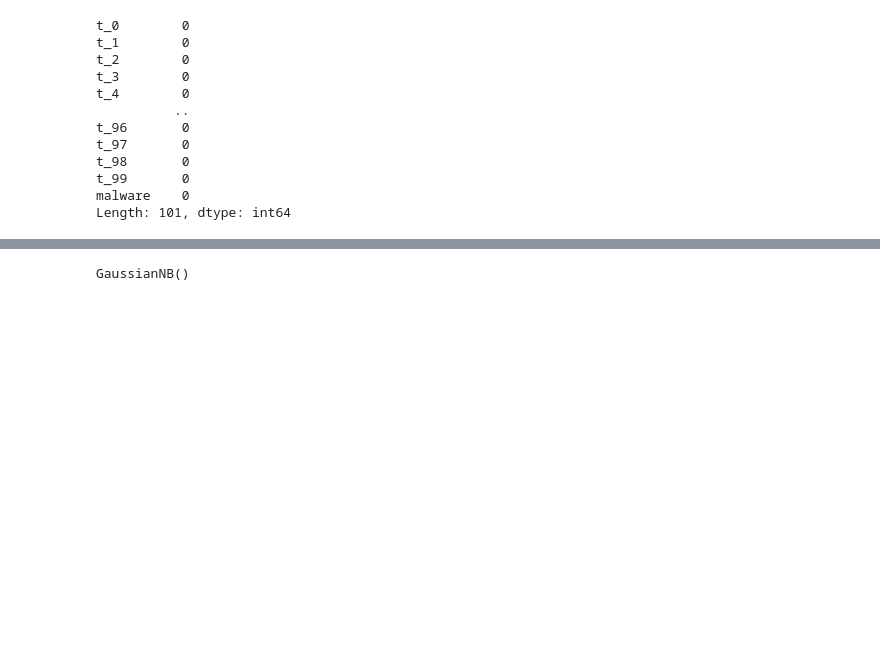
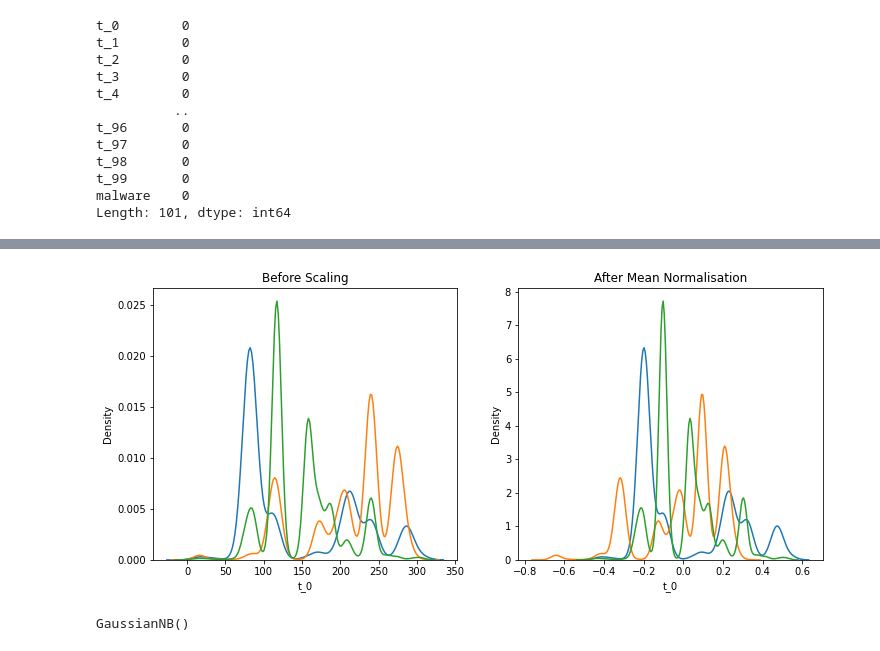
Before and after one commit to Hector858/ProyectoIAU2, a Jupyter notebook: [NRC_6278]_JordanEspinosa_HectorCedeño_ProyectoUnidad2.ipynb, the cells around one changed output, grey strips where cells are left out. Cells and saved outputs as stored; diff of their text form; code cells hidden in the pictures; blank space fills up the shorter version.

```diff
--- a/[NRC_6278]_JordanEspinosa_HectorCedeño_ProyectoUnidad2.ipynb
+++ b/[NRC_6278]_JordanEspinosa_HectorCedeño_ProyectoUnidad2.ipynb
@@ -115,0 +105,3 @@ X_train, X_test, y_train, y_test = train_test_split(X, y, test_size=0.3, random_
+# %%
+means = X_train.mean(axis=0)
+means
@@ -115,0 +121,3 @@ X_train, X_test, y_train, y_test = train_test_split(X, y, test_size=0.3, random_
+# %%
+ranges = X_train.max(axis=0)-X_train.min(axis=0)
+ranges
@@ -115,0 +137,3 @@ X_train, X_test, y_train, y_test = train_test_split(X, y, test_size=0.3, random_
+# %%
+X_train_scaled = (X_train - means) / ranges
+X_test_scaled = (X_test - means) / ranges
@@ -115,0 +168,17 @@ X_train, X_test, y_train, y_test = train_test_split(X, y, test_size=0.3, random_
+# %%
+fig, (ax1, ax2) = plt.subplots(ncols=2, figsize=(12, 5))
+
+# before scaling
+ax1.set_title('Before Scaling')
+sns.kdeplot(X_train['t_0'], ax=ax1)
+sns.kdeplot(X_train['t_1'], ax=ax1)
+sns.kdeplot(X_train['t_2'], ax=ax1)
+
+# after scaling
+ax2.set_title('After Mean Normalisation')
+sns.kdeplot(X_train_scaled['t_0'], ax=ax2)
+sns.kdeplot(X_train_scaled['t_1'], ax=ax2)
+sns.kdeplot(X_train_scaled['t_2'], ax=ax2)
+plt.show()
+# %% [output]
+[figure, added]
```
Also changed, not shown: parts of 25 cells of this notebook.
